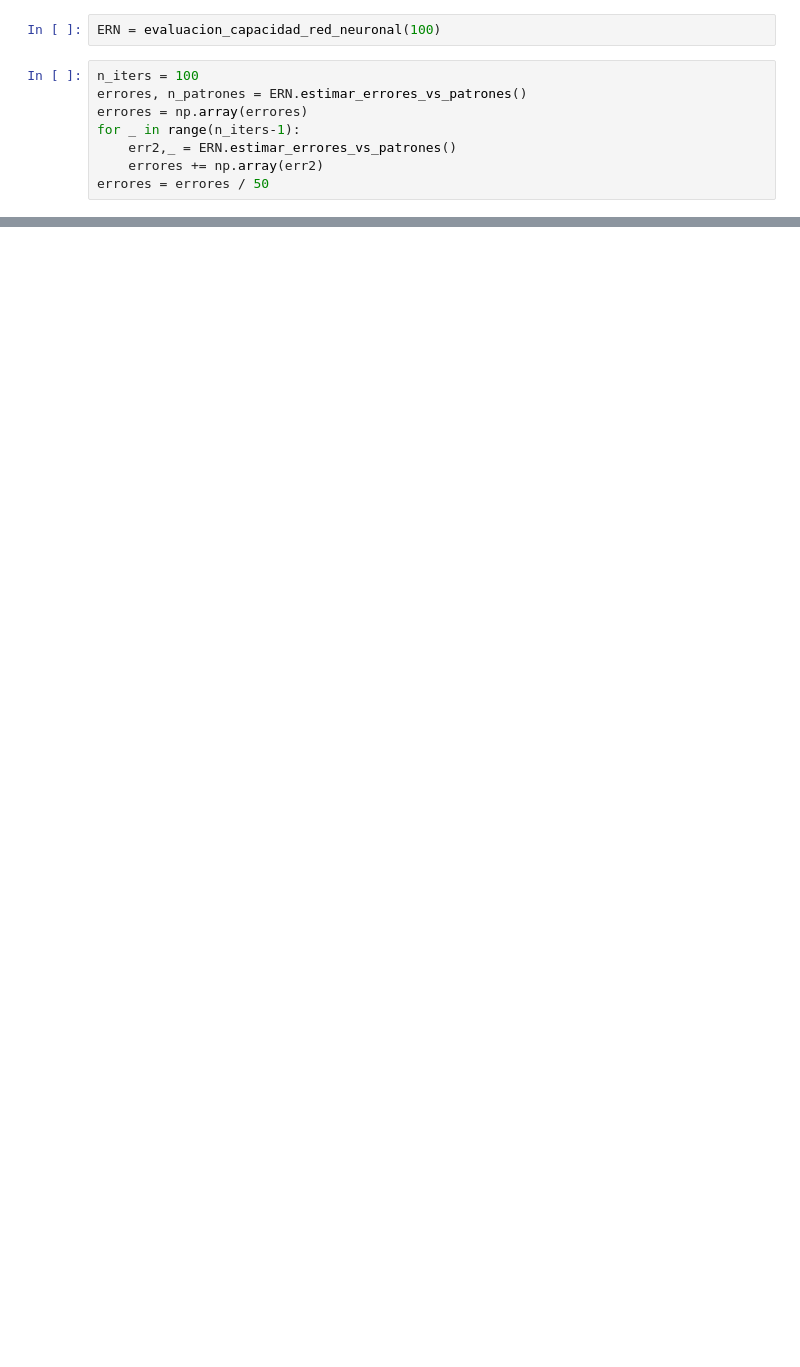
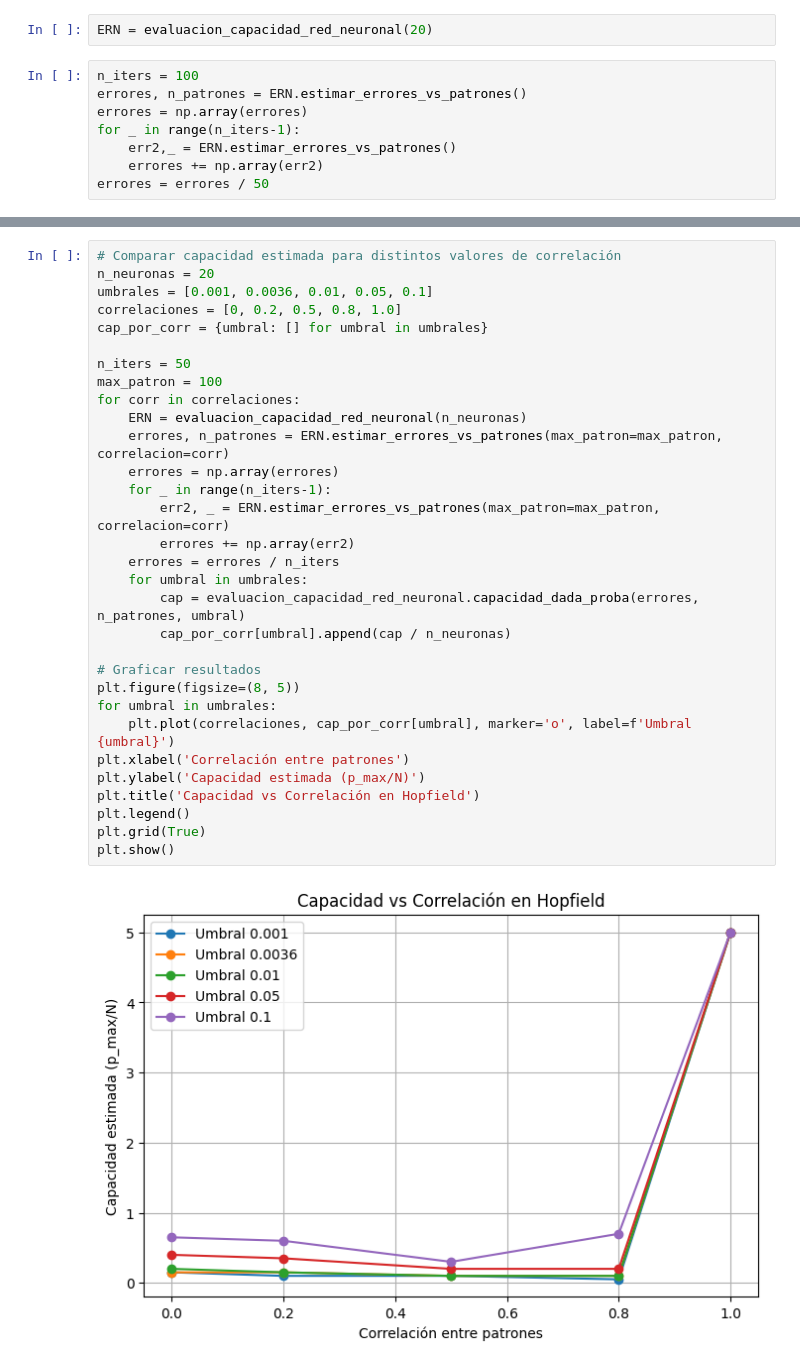
Before and after one commit to Icavicchioli/Redes-neuronales, a Jupyter notebook: Ej1_tp1.ipynb, the cells around one changed output, grey strips where cells are left out. Saved outputs shown, nothing was run; the diff lists cells and outputs as text; blank space fills up the shorter version.

```diff
--- a/Ej1_tp1.ipynb
+++ b/Ej1_tp1.ipynb
@@ -803,7 +814,7 @@ class evaluacion_capacidad_red_neuronal:
 # %% [markdown]
 para la primer prueba voy a probar con 1000 neuronas.
 # %%
-ERN = evaluacion_capacidad_red_neuronal(100)
+ERN = evaluacion_capacidad_red_neuronal(20)
 # %%
 n_iters = 100
 errores, n_patrones = ERN.estimar_errores_vs_patrones()
@@ -830,0 +842,33 @@ Para el umbral 0.1 se estima una capacidad de 0.380
+# %%
+# Comparar capacidad estimada para distintos valores de correlación
+n_neuronas = 20
+umbrales = [0.001, 0.0036, 0.01, 0.05, 0.1]
+correlaciones = [0, 0.2, 0.5, 0.8, 1.0]
+cap_por_corr = {umbral: [] for umbral in umbrales}
+
+n_iters = 50
+max_patron = 100
+for corr in correlaciones:
+    ERN = evaluacion_capacidad_red_neuronal(n_neuronas)
+    errores, n_patrones = ERN.estimar_errores_vs_patrones(max_patron=max_patron, correlacion=corr)
+    errores = np.array(errores)
+    for _ in range(n_iters-1):
+        err2, _ = ERN.estimar_errores_vs_patrones(max_patron=max_patron, correlacion=corr)
+        errores += np.array(err2)
+    errores = errores / n_iters
+    for umbral in umbrales:
+        cap = evaluacion_capacidad_red_neuronal.capacidad_dada_proba(errores, n_patrones, umbral)
+        cap_por_corr[umbral].append(cap / n_neuronas)
+
+# Graficar resultados
+plt.figure(figsize=(8, 5))
+for umbral in umbrales:
+    plt.plot(correlaciones, cap_por_corr[umbral], marker='o', label=f'Umbral {umbral}')
+plt.xlabel('Correlación entre patrones')
+plt.ylabel('Capacidad estimada (p_max/N)')
+plt.title('Capacidad vs Correlación en Hopfield')
+plt.legend()
+plt.grid(True)
+plt.show()
+# %% [output]
+[figure, added]
```
Also changed, not shown: parts of 2 cells of this notebook.
